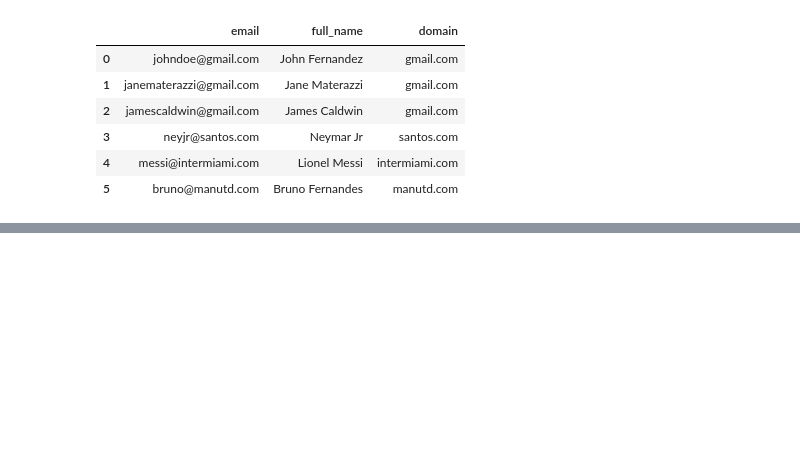
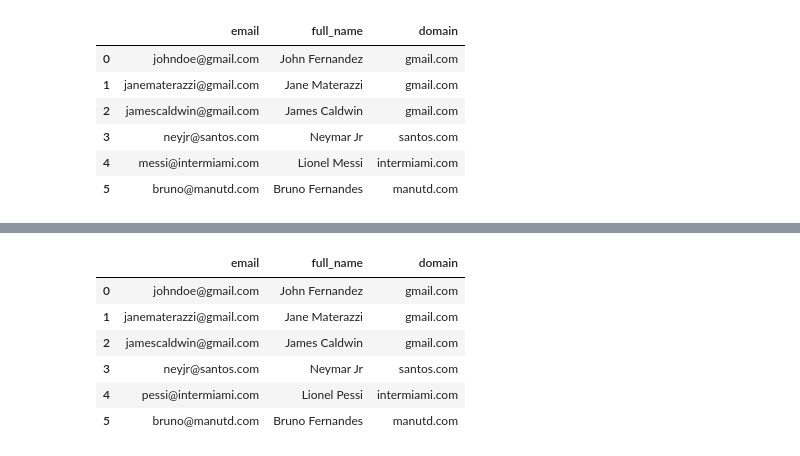
Before and after one commit to dkkinyua/data-science, a Jupyter notebook: 1. Pandas/1. Evaluating the results of the StackOverflow 2024 Developer Survey using Pandas/random.ipynb, the cells around one changed output, grey strips where cells are left out. Cells and saved outputs as stored; diff of their text form; code cells hidden in the pictures; blank space fills up the shorter version.

```diff
--- a/1. Pandas/1. Evaluating the results of the StackOverflow 2024 Developer Survey using Pandas/random.ipynb
+++ b/1. Pandas/1. Evaluating the results of the StackOverflow 2024 Developer Survey using Pandas/random.ipynb
@@ -342,0 +354,14 @@ merged_df
+# %%
+# let's sort out using bpth the full_name and email columns if there are duplicate values
+# Let's a duplicate full_name with a different last name by same first name
+merged_df.loc[len(df)] = {"full_name": "Lionel Pessi", "email":"pessi@intermiami.com"}
+merged_df["domain"] = merged_df.apply(update_domain, axis=1)
+merged_df
+# %% [output]
+|  | email | full_name | domain |
+| 0 | johndoe@gmail.com | John Fernandez | gmail.com |
+| 1 | janematerazzi@gmail.com | Jane Materazzi | gmail.com |
+| 2 | jamescaldwin@gmail.com | James Caldwin | gmail.com |
+| 3 | neyjr@santos.com | Neymar Jr | santos.com |
+| 4 | pessi@intermiami.com | Lionel Pessi | intermiami.com |
+| 5 | bruno@manutd.com | Bruno Fernandes | manutd.com |
```
Also changed, not shown: parts of 4 cells of this notebook.
